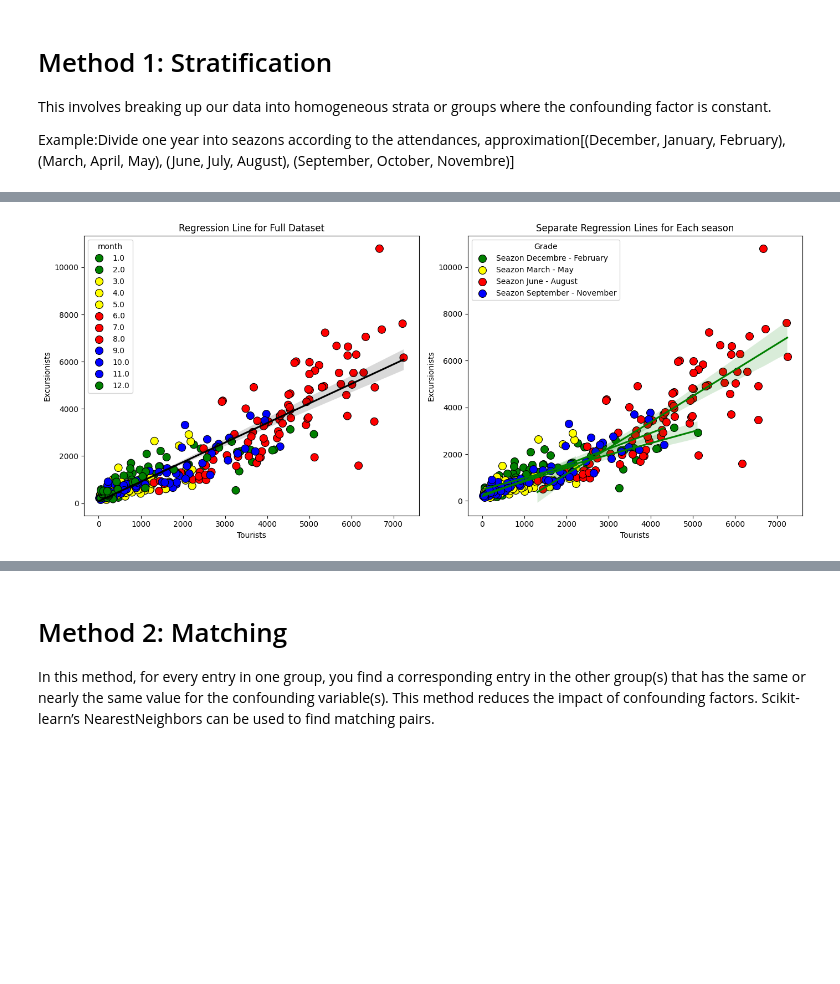
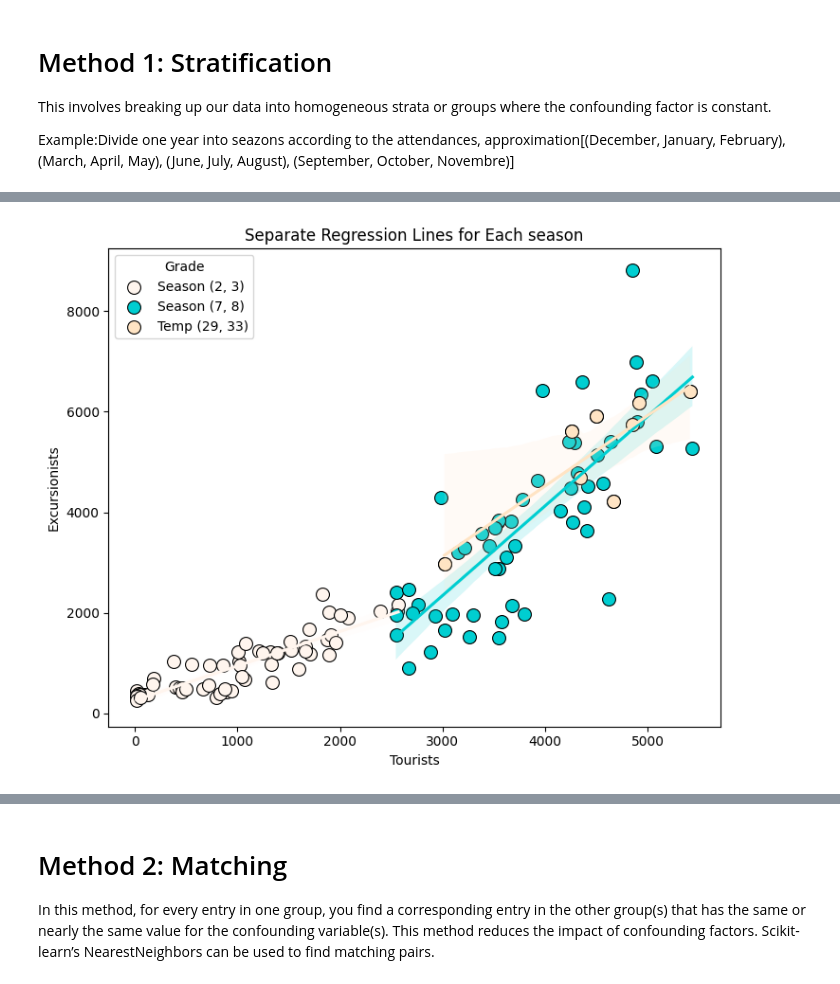
Before and after one commit to tn-aixpa/datiturismo, a Jupyter notebook: digital twin/confounding.ipynb, the cells around one changed output, grey strips where cells are left out. Drawn from its saved outputs; the diff is of its cells as text; code cells hidden in the pictures; blank space fills up the shorter version.

```diff
--- a/digital twin/confounding.ipynb
+++ b/digital twin/confounding.ipynb
@@ -149,41 +150,56 @@ strong multicollinearity or other numerical problems.
 This involves  breaking up our data into homogeneous strata or groups where the confounding factor is constant.
 
 Example:Divide one year into seazons according to the attendances, approximation[(December, January, February), (March, April, May), (June, July, August), (September, October, Novembre)]
+# %%
+from itertools import combinations
+
+season_groups = range(1, 13)
+results = list(combinations(season_groups, 3))
+#results
 # %%
-def plot_seasons(year):
+import matplotlib.colors as mcolors
+import random
+
+def season_granularity():
+    pass
+
+def temp_granularity():
+    pass
+
+def plot_seasons(year,
+                 season_groups=[(12, 1, 2), (3, 4, 5), (6, 7, 8), (9, 10, 11)],
+                 temp_max_list=None
+                 ):
     if year is not None:
         resulting_T_E_df = resulting_T_E[resulting_T_E["year"] == year]
-    seazon_dec_feb = resulting_T_E_df[resulting_T_E_df['month'].isin([12, 1, 2])]
-    seazon_mar_may = resulting_T_E_df[resulting_T_E_df['month'].isin([3, 4, 5])]
-    seazon_june_aug = resulting_T_E_df[resulting_T_E_df['month'].isin([6, 7, 8])]
-    seazon_sep_nov = resulting_T_E_df[resulting_T_E_df['month'].isin([9, 10, 11])]
-    colors = { 3: 'yellow', 4: 'yellow', 5: 'yellow',
-              6: 'red', 7: 'red', 8: 'red',
-              9: 'blue', 10: 'blue', 11: 'blue',
-              12: 'green', 1: 'green', 2: 'green'}
+    temp_dfs = []
+    if temp_max_list is not None:
+        for temp in temp_max_list:
+            print(temp)
+            temp_dfs.append({"data": resulting_T_E_df[(resulting_T_E_df["tmax"] >= temp[0]) & (resulting_T_E_df["tmax"] <= temp[1])],
+                             "temp": temp})
+        #resulting_T_E_df = pd.concat(temp_dfs)
+
+    seasons_list = []
+    for season in season_groups:
+        print(season)
+        seasons_list.append({"data": resulting_T_E_df[resulting_T_E_df['month'].isin(list(season))],
+                             "season": season})
+
     # Create the first plot (full dataset regression)
     plt.figure(figsize=(14, 6))
-    plt.subplot(1, 2, 1)  # First plot
-    sns.scatterplot(x='presences_tourists', y='presences_excursionists', hue='month', palette=colors, data=resulting_T_E_df, s=100, edgecolor='k')
-    sns.regplot(x='presences_tourists', y='presences_excursionists', data=resulting_T_E_df, scatter=False, color='black', label='Full Dataset')
-    plt.title('Regression Line for Full Dataset')
-    plt.xlabel('Tourists')
-    plt.ylabel('Excursionists')
-    # Create the second plot (regression per grade)
     plt.subplot(1, 2, 2)  # Second plot
-    #################### plot each seazon
-    # december - february
-    sns.scatterplot(x='presences_tourists', y='presences_excursionists', data=seazon_dec_feb, color=colors[12], s=100, edgecolor='k', label=f'Seazon Decembre - February')
-    sns.regplot(x='presences_tourists', y='presences_excursionists', data=seazon_dec_feb, scatter=False, color=colors[12])
-    # march - may
-    sns.scatterplot(x='presences_tourists', y='presences_excursionists', data=seazon_mar_may, color=colors[3], s=100, edgecolor='k', label=f'Seazon March - May')
-    sns.regplot(x='presences_tourists', y='presences_excursionists', data=seazon_mar_may, scatter=False, color=colors[12])
-    # june - august
-    sns.scatterplot(x='presences_tourists', y='presences_excursionists', data=seazon_june_aug, color=colors[6], s=100, edgecolor='k', label=f'Seazon June - August')
-    sns.regplot(x='presences_tourists', y='presences_excursionists', data=seazon_june_aug, scatter=False, color=colors[12])
-    # september - Novembre
-    sns.scatterplot(x='presences_tourists', y='presences_excursionists', data=seazon_sep_nov, color=colors[9], s=100, edgecolor='k', label=f'Seazon September - November')
-    sns.regplot(x='presences_tourists', y='presences_excursionists', data=seazon_sep_nov, scatter=False, color=colors[12])
+    #################### plot each season
+    for season in seasons_list:
+        color = random.choice(list(mcolors.CSS4_COLORS.keys()))
+        sns.scatterplot(x='presences_tourists', y='presences_excursionists', data=season["data"], color=color, s=100, edgecolor='k', label=f'Season {season["season"]}')
+        sns.regplot(x='presences_tourists', y='presences_excursionists', data=season["data"], scatter=False, color=color)
+
+    for temp in temp_dfs:
+        color = random.choice(list(mcolors.CSS4_COLORS.keys()))
+        sns.scatterplot(x='presences_tourists', y='presences_excursionists', data=temp["data"], color=color, s=100, edgecolor='k', label=f'Temp {temp["temp"]}')
+        sns.regplot(x='presences_tourists', y='presences_excursionists', data=temp["data"], scatter=False, color=color)
+
     plt.title('Separate Regression Lines for Each season')
     plt.xlabel('Tourists')
     plt.ylabel('Excursionists')
@@ -191,5 +207,6 @@ def plot_seasons(year):
     # Display the plots
     plt.tight_layout()
     plt.show()
-plot_seasons(2022)
+plot_seasons(2023, season_groups=[(2, 3), (7,8)],
+             temp_max_list=[(29, 33)])
 # %% [output]
@@ -196,4 +216,4 @@ plot_seasons(2022)
-[figure, old version]
+[figure, new version]
 # %%
 plot_seasons(2023)
 # %% [output]
```
Also changed, not shown: parts of 16 cells of this notebook.
